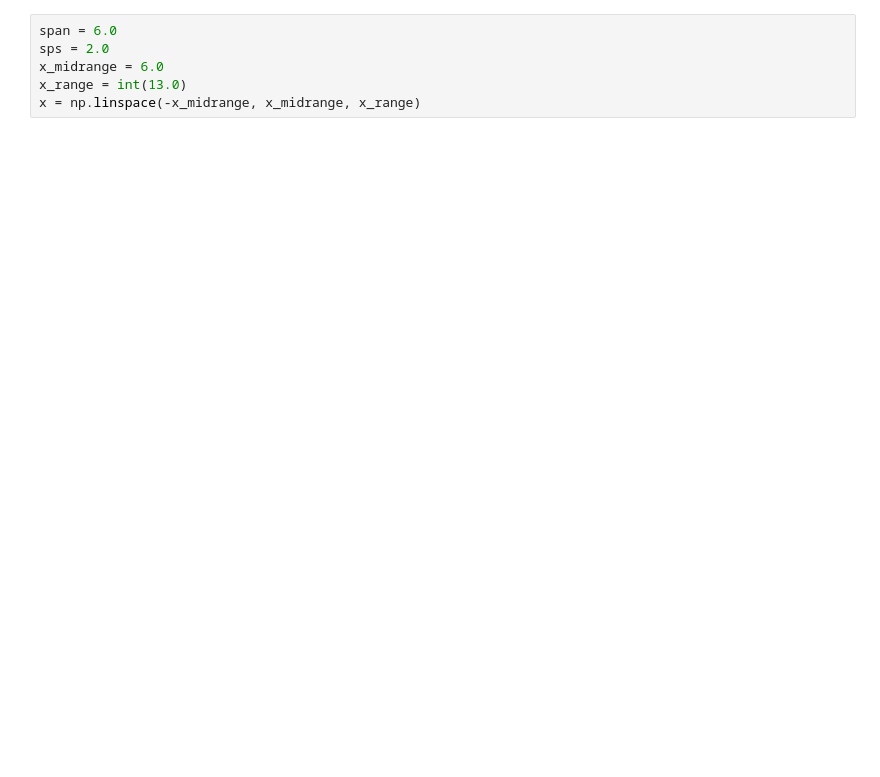
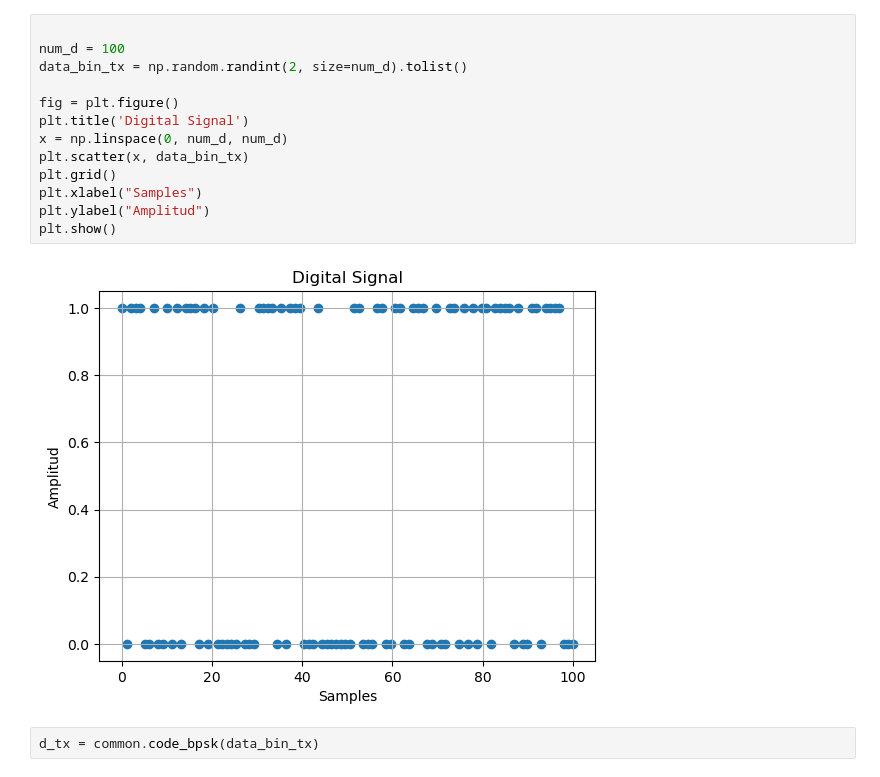
Before and after one commit to jsanchezalmagro/Jupiter, a Jupyter notebook: rrc.ipynb, the cells around one changed output. Saved outputs shown, nothing was run; the diff lists cells and outputs as text; blank space fills up the shorter version.

```diff
--- a/rrc.ipynb
+++ b/rrc.ipynb
@@ -24,6 +25,17 @@ plt.show()
-# %%
-span = 6.0
-sps = 2.0
-x_midrange = 6.0
-x_range = int(13.0)
-x = np.linspace(-x_midrange, x_midrange, x_range)
+# %%
+
+num_d = 100
+data_bin_tx = np.random.randint(2, size=num_d).tolist()
+
+fig = plt.figure()
+plt.title('Digital Signal')
+x = np.linspace(0, num_d, num_d)
+plt.scatter(x, data_bin_tx)
+plt.grid()
+plt.xlabel("Samples")
+plt.ylabel("Amplitud")
+plt.show()
+# %% [output]
+[figure, added]
+# %%
+d_tx = common.code_bpsk(data_bin_tx)
```
Also changed, not shown: parts of 9 cells of this notebook, 3 other files.
